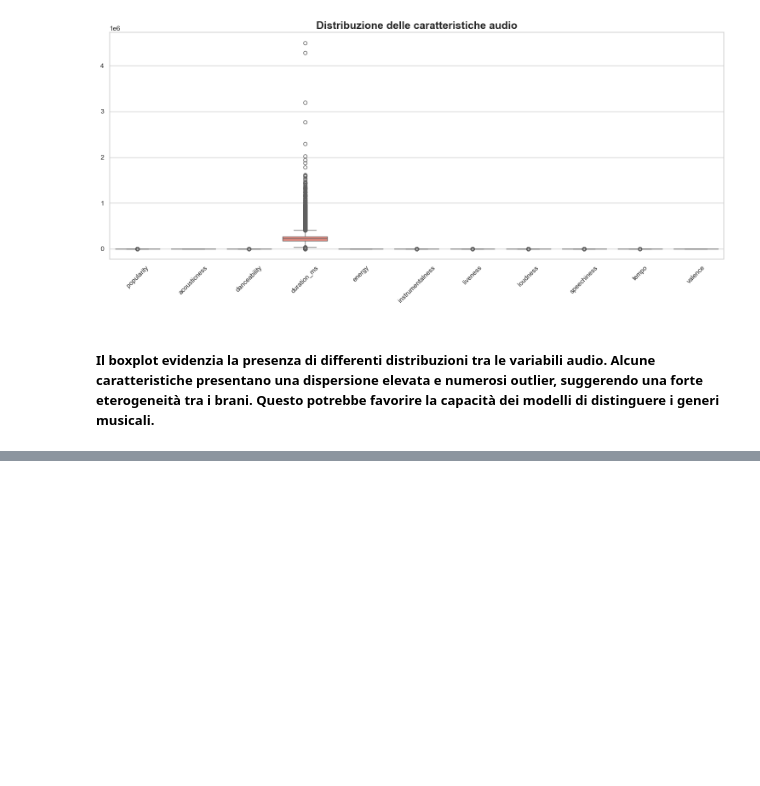
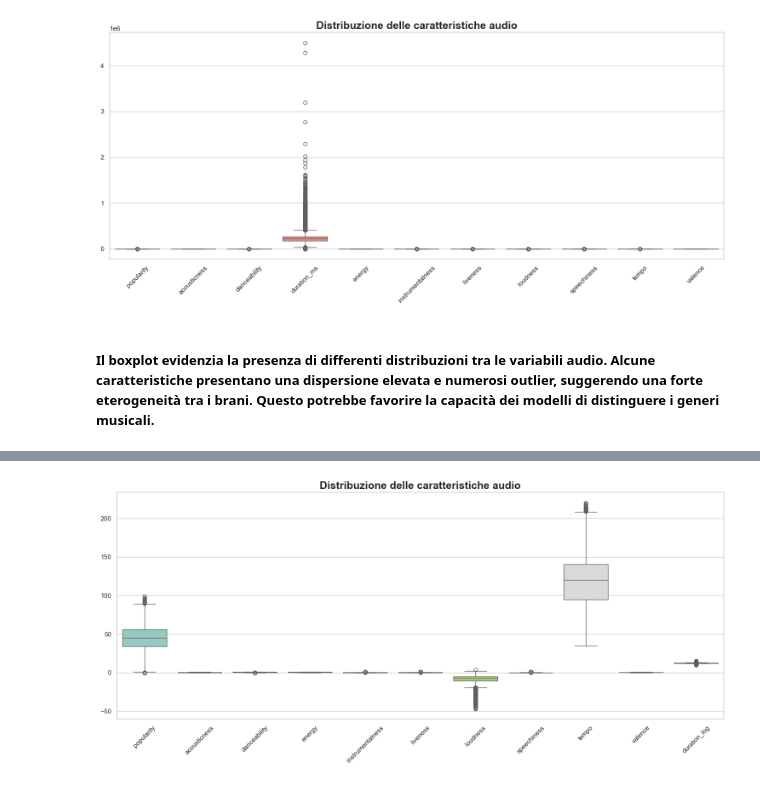
Before and after one commit to lunazenon/ClassificazioneGeneriMusicali, a Jupyter notebook: classificazione_generi_musicali.ipynb, the cells around one changed output, grey strips where cells are left out. Drawn from its saved outputs; the diff is of its cells as text; code cells hidden in the pictures; blank space fills up the shorter version.

```diff
--- a/classificazione_generi_musicali.ipynb
+++ b/classificazione_generi_musicali.ipynb
@@ -358,0 +422,35 @@ plt.show()
+# %%
+df.drop('duration_ms', axis=1, inplace=True)
+# %%
+colonne_numeriche = [
+    'popularity',
+    'acousticness',
+    'danceability',
+    'energy',
+    'instrumentalness',
+    'liveness',
+    'loudness',
+    'speechiness',
+    'tempo',
+    'valence',
+    'duration_log'
+]
+
+plt.figure(figsize=(15,7))
+
+sns.boxplot(
+    data=df[colonne_numeriche],
+    palette="Set3"
+)
+
+plt.title(
+    "Distribuzione delle caratteristiche audio",
+    fontsize=18,
+    fontweight="bold"
+)
+
+plt.xticks(rotation=45)
+plt.tight_layout()
+plt.show()
+# %% [output]
+[figure, added]
```
Also changed, not shown: parts of 11 cells of this notebook.
